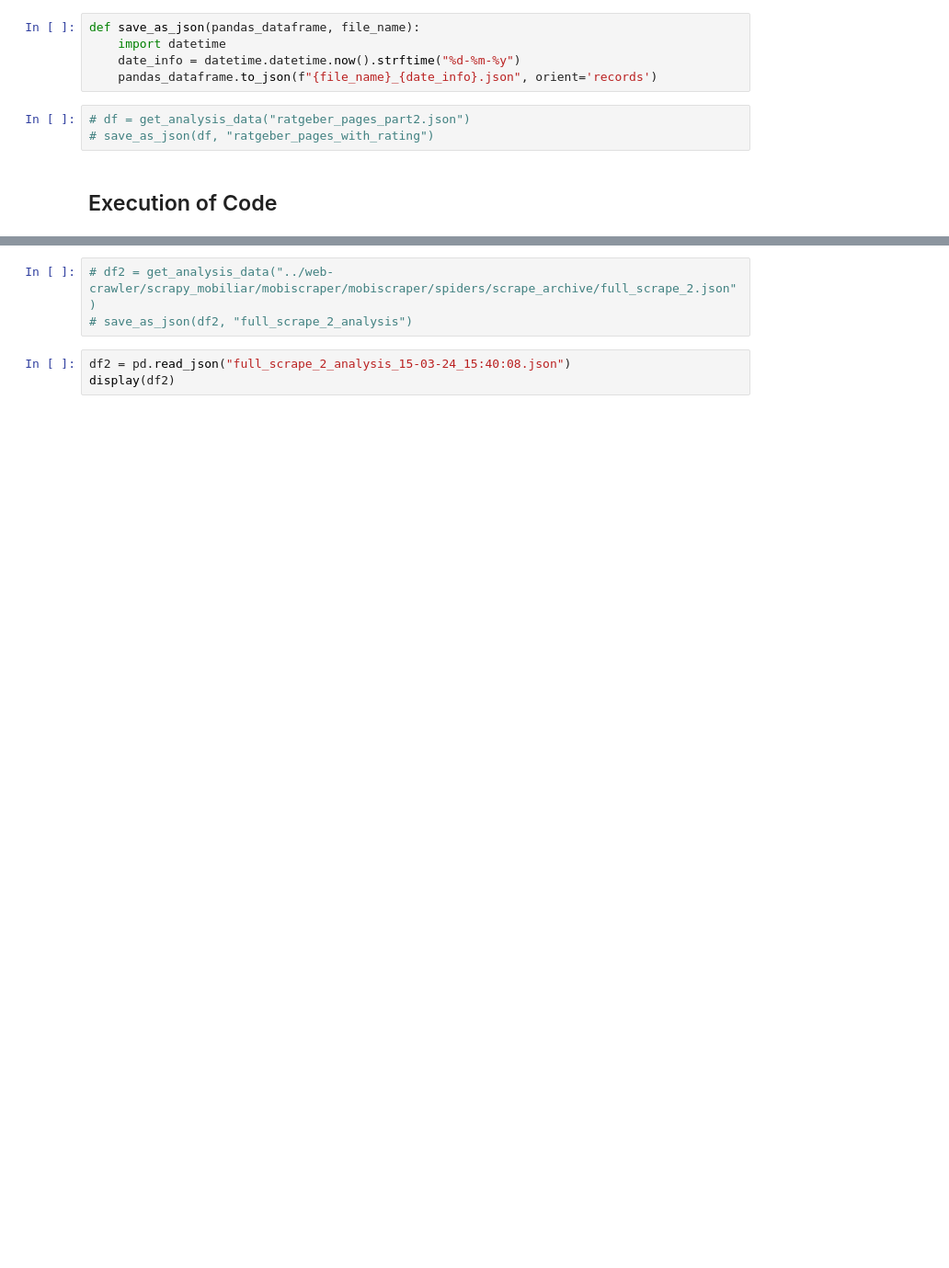
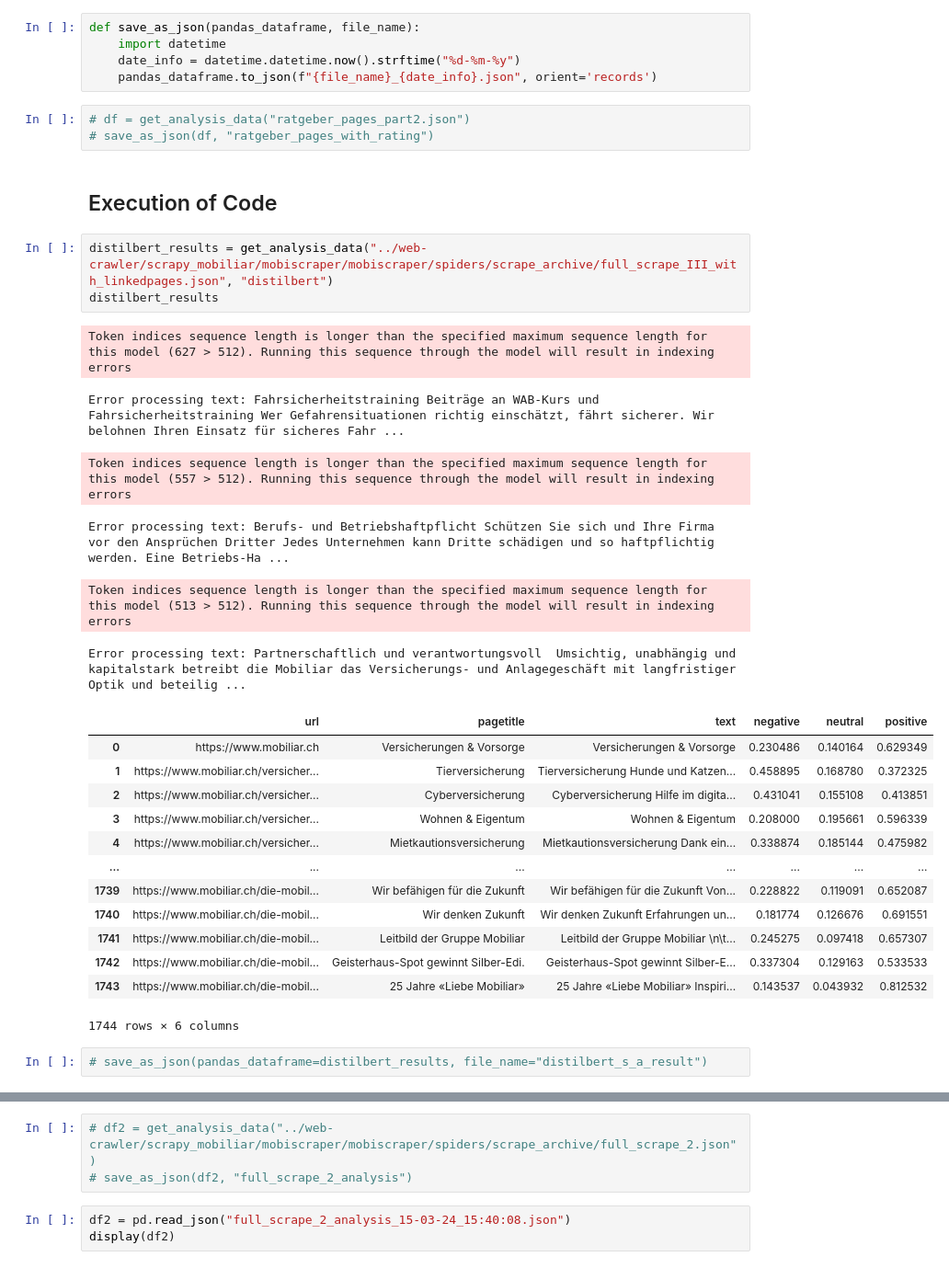
Before and after one commit to rmnrth4/wbth-project, a Jupyter notebook: sentiment-analyser/sentiment_analysis.ipynb, the cells around one changed output, grey strips where cells are left out. Shown: that part at 92% size. Drawn from its saved outputs; the diff is of its cells as text; blank space fills up the shorter version.

```diff
--- a/sentiment-analyser/sentiment_analysis.ipynb
+++ b/sentiment-analyser/sentiment_analysis.ipynb
@@ -144,4 +149,29 @@ def save_as_json(pandas_dataframe, file_name):
 # save_as_json(df, "ratgeber_pages_with_rating")
 # %% [markdown]
 ## Execution of Code
+# %%
+distilbert_results = get_analysis_data("../web-crawler/scrapy_mobiliar/mobiscraper/mobiscraper/spiders/scrape_archive/full_scrape_III_with_linkedpages.json", "distilbert")
+distilbert_results
+# %% [output]
+Token indices sequence length is longer than the specified maximum sequence length for this model (627 > 512). Running this sequence through the model will result in indexing errors
+Error processing text: Fahrsicherheitstraining Beiträge an WAB-Kurs und Fahrsicherheitstraining Wer Gefahrensituationen richtig einschätzt, fährt sicherer. Wir belohnen Ihren Einsatz für sicheres Fahr ...
+Token indices sequence length is longer than the specified maximum sequence length for this model (557 > 512). Running this sequence through the model will result in indexing errors
+Error processing text: Berufs- und Betriebshaftpflicht Schützen Sie sich und Ihre Firma vor den Ansprüchen Dritter Jedes Unternehmen kann Dritte schädigen und so haftpflichtig werden. Eine Betriebs-Ha ...
+Token indices sequence length is longer than the specified maximum sequence length for this model (513 > 512). Running this sequence through the model will result in indexing errors
+Error processing text: Partnerschaftlich und verantwortungsvoll  Umsichtig, unabhängig und kapitalstark betreibt die Mobiliar das Versicherungs- und Anlagegeschäft mit langfristiger Optik und beteilig ...
+|  | url | pagetitle | text | negative | neutral | positive |
+| 0 | https://www.mobiliar.ch | Versicherungen & Vorsorge | Versicherungen & Vorsorge | 0.230486 | 0.140164 | 0.629349 |
+| 1 | https://www.mobiliar.ch/versicher... | Tierversicherung | Tierversicherung Hunde und Katzen... | 0.458895 | 0.168780 | 0.372325 |
+| 2 | https://www.mobiliar.ch/versicher... | Cyberversicherung | Cyberversicherung Hilfe im digita... | 0.431041 | 0.155108 | 0.413851 |
+| 3 | https://www.mobiliar.ch/versicher... | Wohnen & Eigentum | Wohnen & Eigentum | 0.208000 | 0.195661 | 0.596339 |
+| 4 | https://www.mobiliar.ch/versicher... | Mietkautionsversicherung | Mietkautionsversicherung Dank ein... | 0.338874 | 0.185144 | 0.475982 |
+| ... | ... | ... | ... | ... | ... | ... |
+| 1739 | https://www.mobiliar.ch/die-mobil... | Wir befähigen für die Zukunft | Wir befähigen für die Zukunft Von... | 0.228822 | 0.119091 | 0.652087 |
+| 1740 | https://www.mobiliar.ch/die-mobil... | Wir denken Zukunft | Wir denken Zukunft Erfahrungen un... | 0.181774 | 0.126676 | 0.691551 |
+| 1741 | https://www.mobiliar.ch/die-mobil... | Leitbild der Gruppe Mobiliar | Leitbild der Gruppe Mobiliar \n\t... | 0.245275 | 0.097418 | 0.657307 |
+| 1742 | https://www.mobiliar.ch/die-mobil... | Geisterhaus-Spot gewinnt Silber-Edi. | Geisterhaus-Spot gewinnt Silber-E... | 0.337304 | 0.129163 | 0.533533 |
+| 1743 | https://www.mobiliar.ch/die-mobil... | 25 Jahre «Liebe Mobiliar» | 25 Jahre «Liebe Mobiliar» Inspiri... | 0.143537 | 0.043932 | 0.812532 |
+1744 rows × 6 columns
+# %%
+# save_as_json(pandas_dataframe=distilbert_results, file_name="distilbert_s_a_result")
 # %%
```
Also changed, not shown: parts of 12 cells of this notebook, 2 other files.
